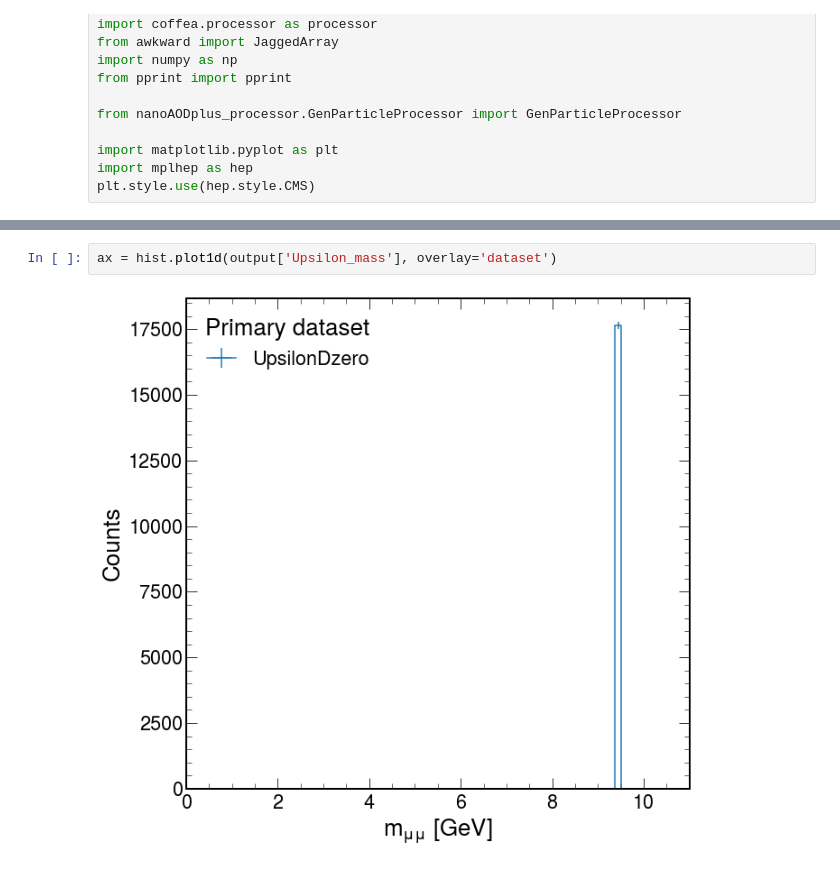
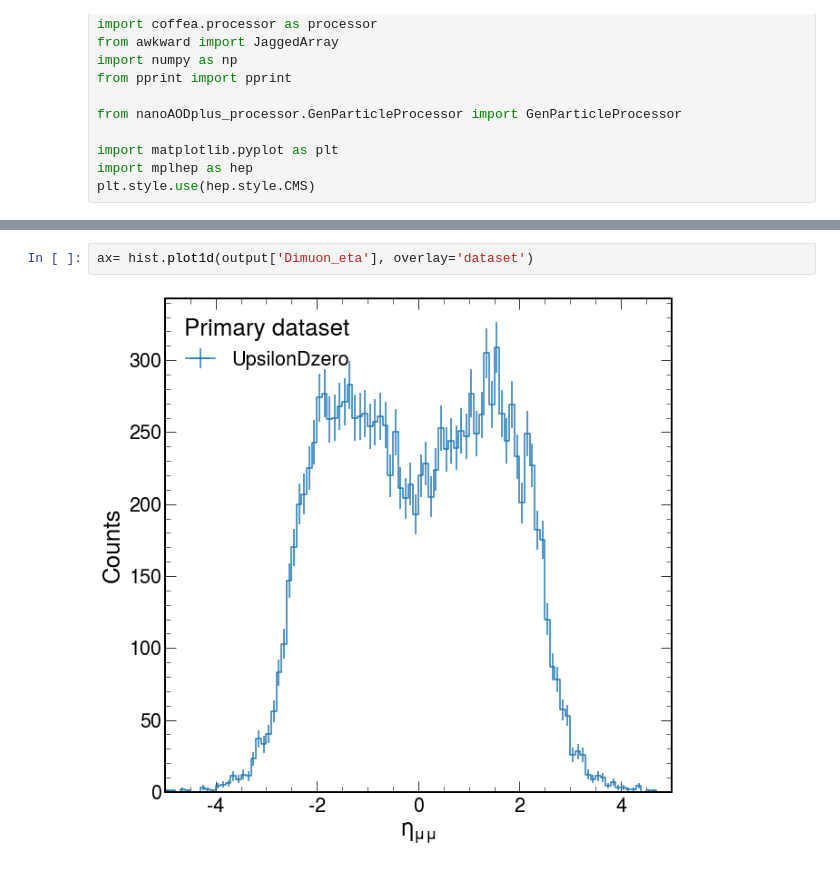
Before and after one commit to kevimota/OniaOpenCharmRun2ULAna, a Jupyter notebook: GenParticle_analyzer.ipynb, the cells around one changed output, grey strips where cells are left out. Drawn from its saved outputs; the diff is of its cells as text.

```diff
--- a/GenParticle_analyzer.ipynb
+++ b/GenParticle_analyzer.ipynb
@@ -53,5 +71,5 @@ ax = hist.plot1d(output['Muon_phi'], overlay='dataset')
 # %%
-ax = hist.plot1d(output['Upsilon_mass'], overlay='dataset')
+ax= hist.plot1d(output['Dimuon_eta'], overlay='dataset')
 # %% [output]
-[figure, old version]
+[figure, new version]
 # %%
```
Also changed, not shown: parts of 16 cells of this notebook, 2 other files.
